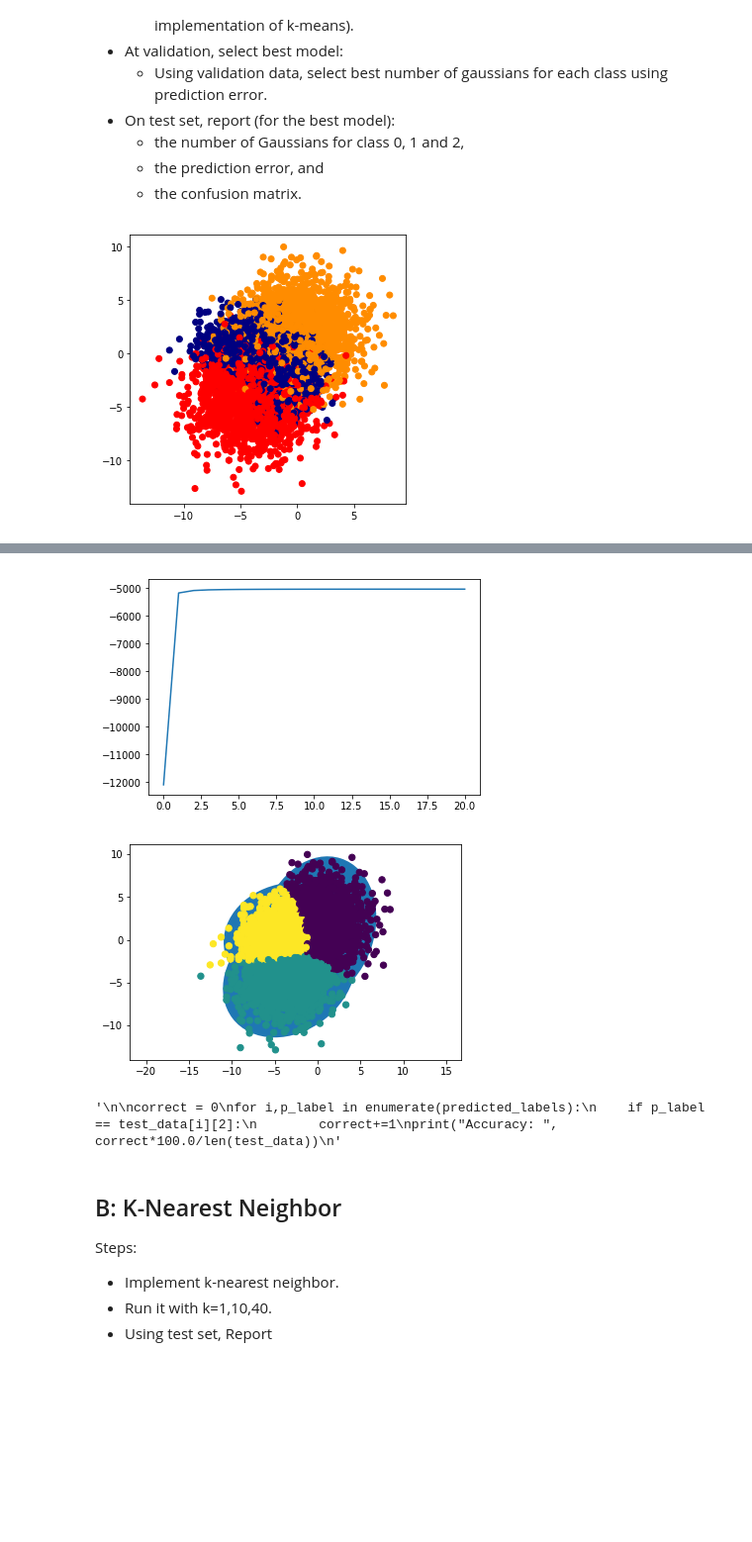
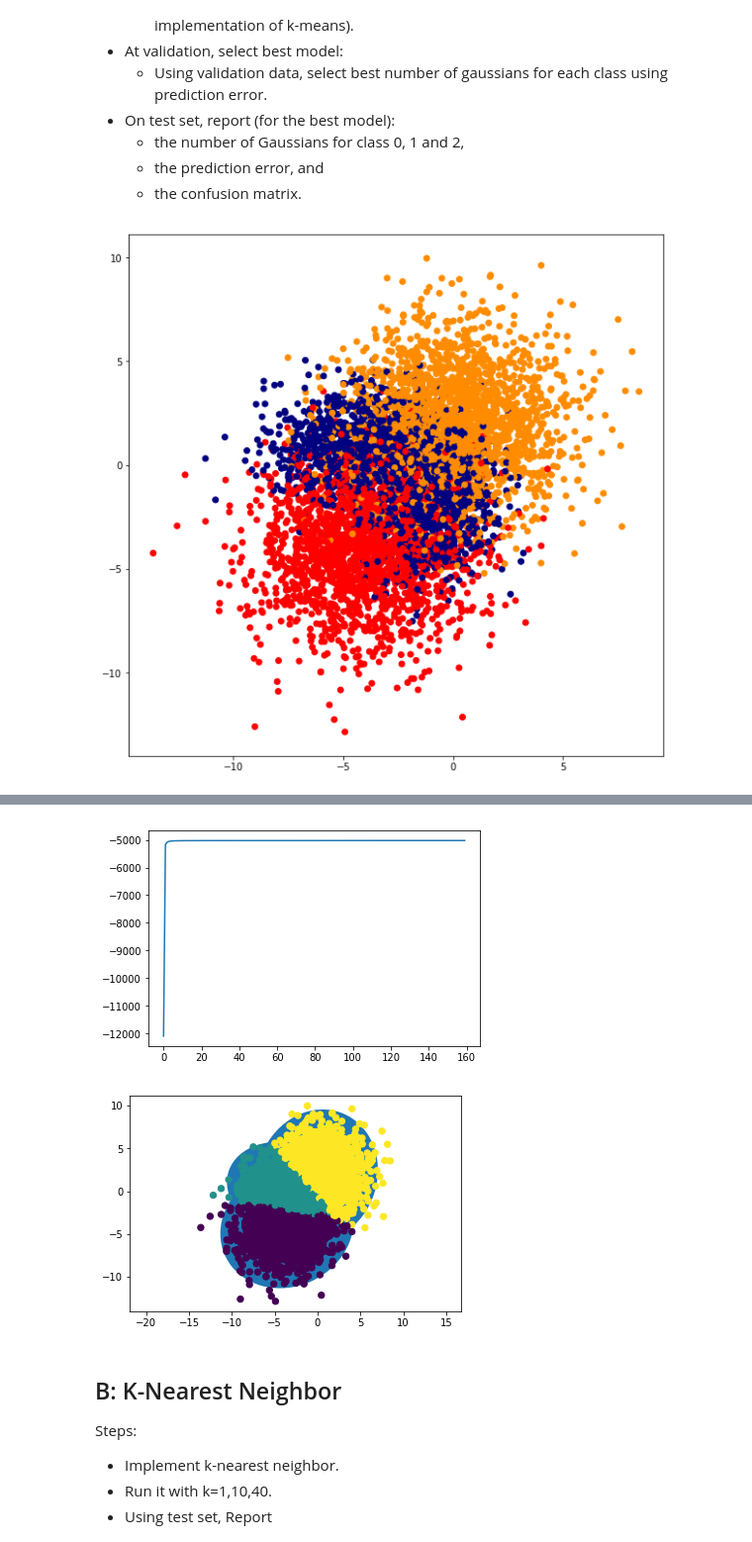
Before and after one commit to nazmicancalik/ml, a Jupyter notebook: 2/hw2.ipynb, the cells around one changed output, grey strips where cells are left out. Shown at 99% size. Drawn from its saved outputs; the diff is of its cells as text; code cells hidden in the pictures; blank space fills up the shorter version.

```diff
--- a/2/hw2.ipynb
+++ b/2/hw2.ipynb
@@ -263,19 +263,9 @@ Steps:
     - the prediction error, and
     - the confusion matrix.
 # %%
-'''
-true_count = 0
-for index,point in enumerate(data):
-    if np.argmax(r.T[index]) == point[2]:
-        true_count+=1
-    else:
-        print("Error predicting: ",r.T[index]," Label: ",point[2])
-print("Percentage: ", true_count*100.0/N)
-'''
+percentages = [60,20,20]
+LIKELIHOOD_THRESHOLD = 1e-2
 
-percentages = [60,20,20]
-
-LIKELIHOOD_THRESHOLD = 1e-1
 COLORS = ['darkorange','navy','red']
 def read_data():
     data = []
@@ -297,7 +287,7 @@ def split_data(data):
     return training_data,validation_data,test_data
 
 def plot_data(data):
-    fig, axs = plt.subplots(1, figsize=(5, 5))
+    fig, axs = plt.subplots(1, figsize=(10, 10))
     axs.scatter(data[:,0], data[:,1], c=data[:,2], cmap=matplotlib.colors.ListedColormap(COLORS))
     plt.show()
 
@@ -309,31 +299,7 @@ def calculate_normal_probability(x_i, mu_k, sigma_k, dimension):
     probability = first_mult * second_mult * third_mult
     return probability
 
-'''
-def calculate_max_likelihood(data,weights, means, covs):
-    """ Compute the loglikelihood of the data for a Gaussian mixture model with the given parameters. """
-    num_clusters = len(means)
-    num_dim = len(data[0])
 
-    ll = 0
-    for d in data:
-
-        Z = np.zeros(num_clusters)
-        for k in range(num_clusters):
-
-            # Compute (x-mu)^T * Sigma^{-1} * (x-mu)
-            delta = np.array(d) - means[k]
-            exponent_term = np.dot(delta.T, np.dot(np.linalg.inv(covs[k]), delta))
-
-            # Compute loglikelihood contribution for this data point and this cluster
-            Z[k] += np.log(weights[k])
-            Z[k] -= (1/2.0) * (num_dim * np.log(2*np.pi) + np.log(np.linalg.det(covs[k])) + exponent_term)
-
-        # Increment loglikelihood contribution of this data point across all clusters
-        ll += log_sum_exp(Z)
-
-    return ll
-'''
 
 # Data must be given as x and y columns, no labels.
 
@@ -497,14 +463,5 @@ def plot_gmm(data,mus,sigmas,r,labels,label=True, ax=None):
 
 plot_gmm(data[:,:2],mus,sigmas,r,data[:,2])
 plt.show()
-
-'''
-
-correct = 0
-for i,p_label in enumerate(predicted_labels):
-    if p_label == test_data[i][2]:
-        correct+=1
-print("Accuracy: ", correct*100.0/len(test_data))
-'''
 # %% [output]
-[figure, old version]
+[figure, new version]
@@ -528,6 +485,5 @@ Training finished. Epoch count:  21
-[figure, old version]
+[figure, new version]
-[figure, old version]
+[figure, new version]
-'\n\ncorrect = 0\nfor i,p_label in enumerate(predicted_labels):\n    if p_label == test_data[i][2]:\n        correct+=1\nprint("Accuracy: ", correct*100.0/len(test_data))\n'
 # %% [markdown]
 ## B: K-Nearest Neighbor
 Steps:
```
Also changed, not shown: parts of 7 cells of this notebook, 1 other file.
